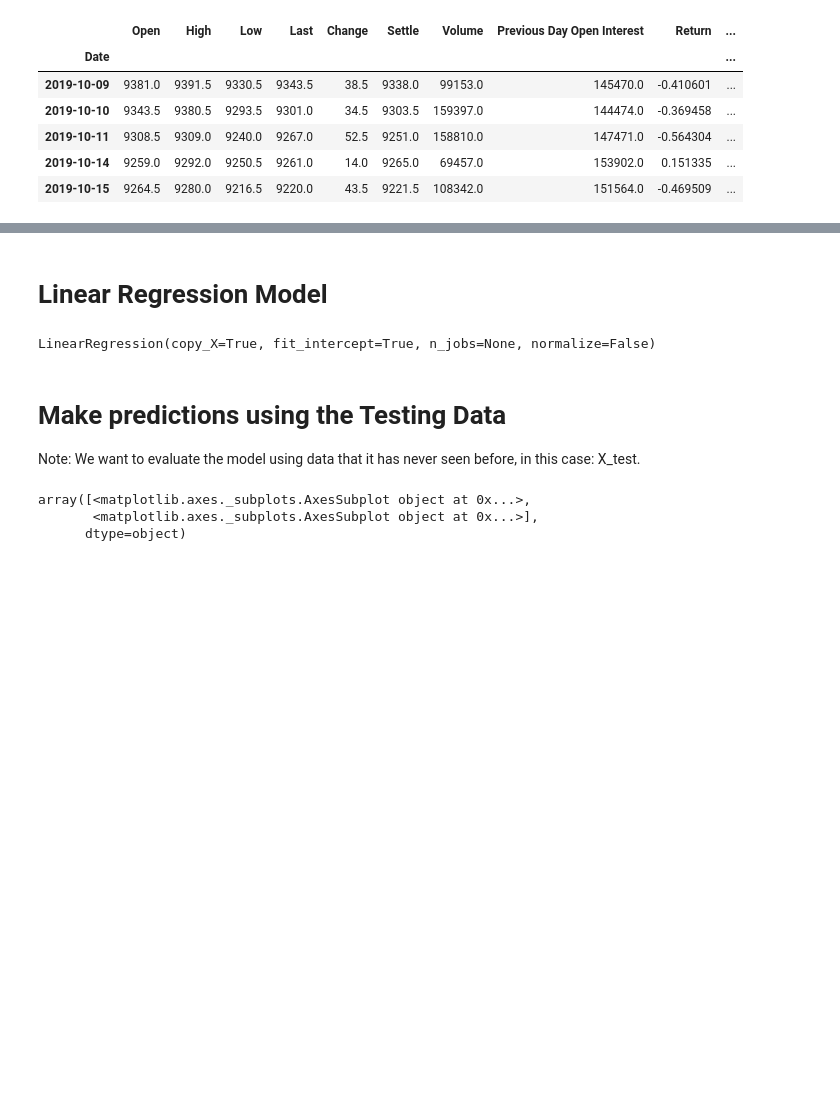
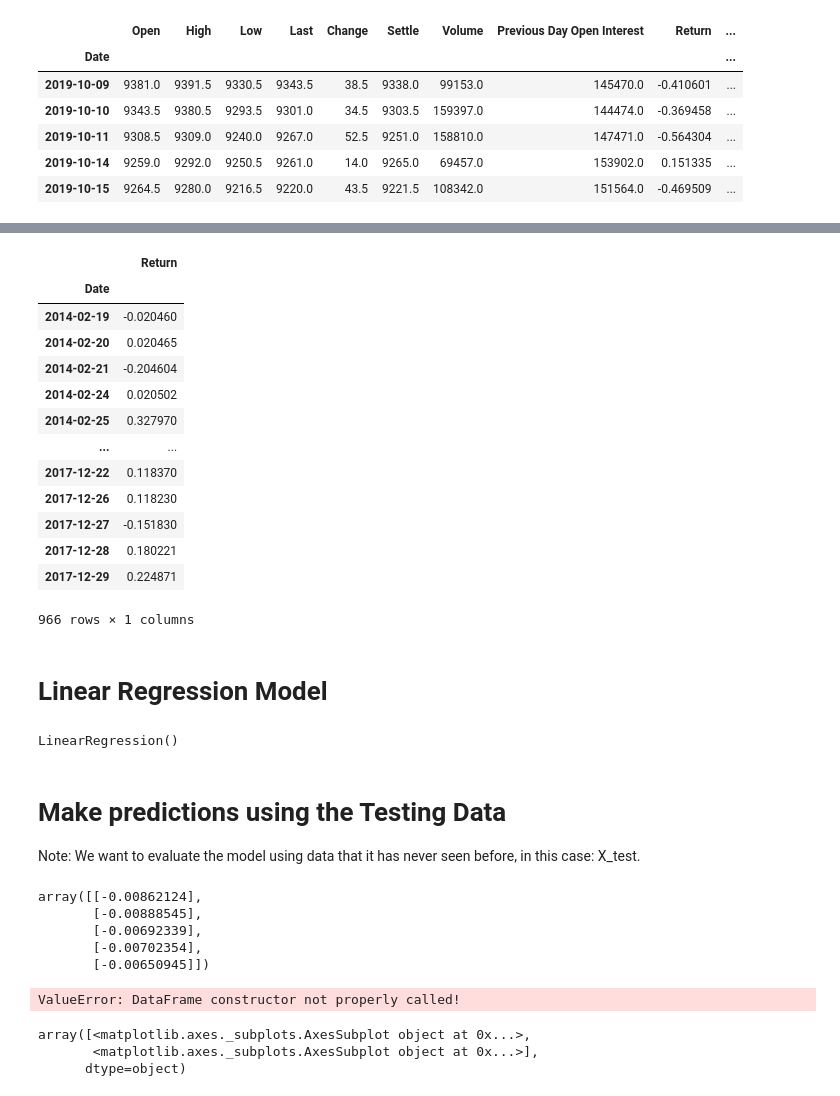
Before and after one commit to Anthibian/Time-Series-Analysis, a Jupyter notebook: Starter_Code/regression_analysis.ipynb, the cells around one changed output, grey strips where cells are left out. Drawn from its saved outputs; the diff is of its cells as text; code cells hidden in the pictures; blank space fills up the shorter version.

```diff
--- a/Starter_Code/regression_analysis.ipynb
+++ b/Starter_Code/regression_analysis.ipynb
@@ -102,22 +123,51 @@ X_train
+# %%
+y_train
+# %% [output]
+|  | Return |
+| Date |  |
+| 2014-02-19 | -0.020460 |
+| 2014-02-20 | 0.020465 |
+| 2014-02-21 | -0.204604 |
+| 2014-02-24 | 0.020502 |
+| 2014-02-25 | 0.327970 |
+| ... | ... |
+| 2017-12-22 | 0.118370 |
+| 2017-12-26 | 0.118230 |
+| 2017-12-27 | -0.151830 |
+| 2017-12-28 | 0.180221 |
+| 2017-12-29 | 0.224871 |
+966 rows × 1 columns
 # %% [markdown]
 # Linear Regression Model
 # %%
 # Create a Linear Regression model and fit it to the training data
 from sklearn.linear_model import LinearRegression
-
+model = LinearRegression()
 # Fit a SKLearn linear regression using just the training set (X_train, Y_train):
-# YOUR CODE HERE!
+model.fit(X_train, y_train)
 # %% [output]
-LinearRegression(copy_X=True, fit_intercept=True, n_jobs=None, normalize=False)
+LinearRegression()
 # %% [markdown]
 # Make predictions using the Testing Data
 
 Note: We want to evaluate the model using data that it has never seen before, in this case: X_test.
 # %%
 # Make a prediction of "y" values using just the test dataset
-# YOUR CODE HERE!
+predicted_y = model.predict(X_test)
+predicted_y[:5]
+# %% [output]
+array([[-0.00862124],
+       [-0.00888545],
+       [-0.00692339],
+       [-0.00702354],
+       [-0.00650945]])
 # %%
 # Assemble actual y data (Y_test) with predicted y data (from just above) into two columns in a dataframe:
-# YOUR CODE HERE!
+df_predicted = pd.DataFrame(predicted_y, columns = ["prediction"])
+df_predicted.head()
+y_test.head()
+df_compare = pd.conca
+# %% [output]
+ValueError: DataFrame constructor not properly called!
 # %%
 # Plot the first 20 predictions vs the true values
```
Also changed, not shown: parts of 5 cells of this notebook.
